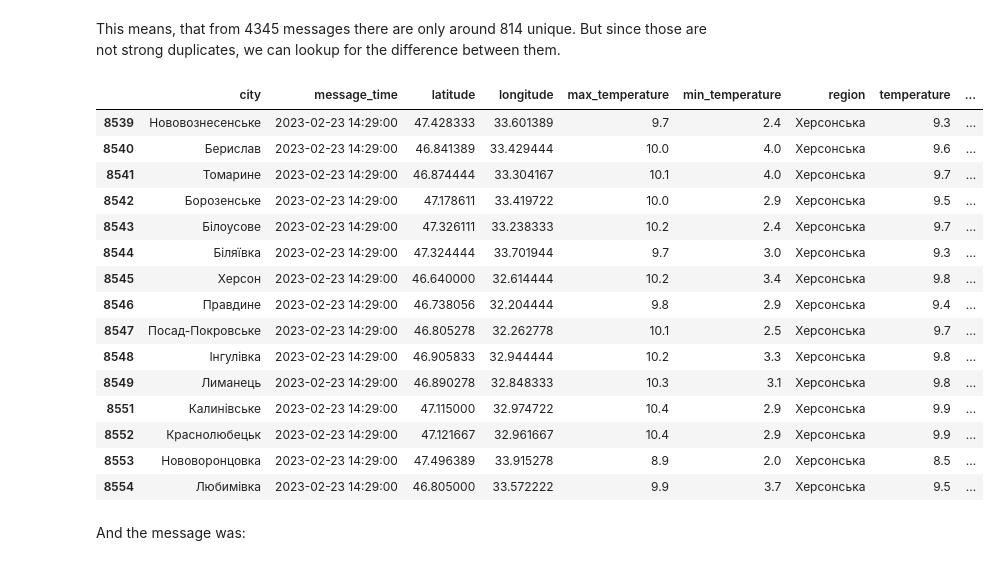
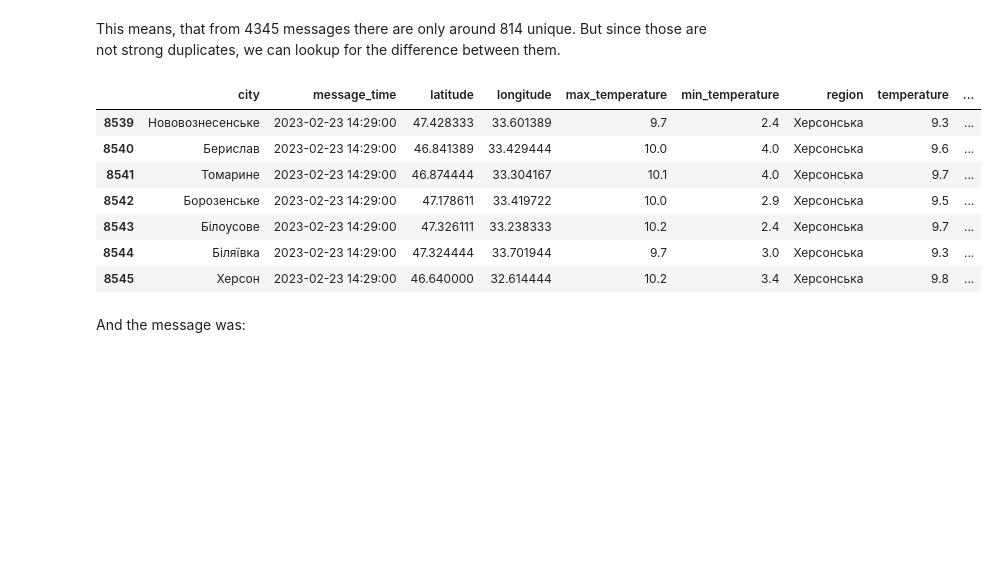
Before and after one commit to draklowell/eda-lab, a Jupyter notebook: notebook.ipynb, the cells around one changed output. Cells and saved outputs as stored; diff of their text form; code cells hidden in the pictures; blank space fills up the shorter version.

```diff
--- a/notebook.ipynb
+++ b/notebook.ipynb
@@ -197,27 +197,19 @@ This means, that from 4345 messages there are only around 814 unique. But since
 # %%
 # Take the group of the maximum size
 group = max(
     dataset.groupby(["message_text", "message_time"]).groups.values(),
     key=lambda item: len(item),
 )
-dataset.loc[group]
+dataset.loc[group[:7]]
 # %% [output]
 |  | city | message_time | latitude | longitude | max_temperature | min_temperature | region | temperature | ... |
 | 8539 | Нововознесенське | 2023-02-23 14:29:00 | 47.428333 | 33.601389 | 9.7 | 2.4 | Херсонська | 9.3 | ... |
 | 8540 | Берислав | 2023-02-23 14:29:00 | 46.841389 | 33.429444 | 10.0 | 4.0 | Херсонська | 9.6 | ... |
 | 8541 | Томарине | 2023-02-23 14:29:00 | 46.874444 | 33.304167 | 10.1 | 4.0 | Херсонська | 9.7 | ... |
 | 8542 | Борозенське | 2023-02-23 14:29:00 | 47.178611 | 33.419722 | 10.0 | 2.9 | Херсонська | 9.5 | ... |
 | 8543 | Білоусове | 2023-02-23 14:29:00 | 47.326111 | 33.238333 | 10.2 | 2.4 | Херсонська | 9.7 | ... |
 | 8544 | Біляївка | 2023-02-23 14:29:00 | 47.324444 | 33.701944 | 9.7 | 3.0 | Херсонська | 9.3 | ... |
 | 8545 | Херсон | 2023-02-23 14:29:00 | 46.640000 | 32.614444 | 10.2 | 3.4 | Херсонська | 9.8 | ... |
-| 8546 | Правдине | 2023-02-23 14:29:00 | 46.738056 | 32.204444 | 9.8 | 2.9 | Херсонська | 9.4 | ... |
-| 8547 | Посад-Покровське | 2023-02-23 14:29:00 | 46.805278 | 32.262778 | 10.1 | 2.5 | Херсонська | 9.7 | ... |
-| 8548 | Інгулівка | 2023-02-23 14:29:00 | 46.905833 | 32.944444 | 10.2 | 3.3 | Херсонська | 9.8 | ... |
-| 8549 | Лиманець | 2023-02-23 14:29:00 | 46.890278 | 32.848333 | 10.3 | 3.1 | Херсонська | 9.8 | ... |
-| 8551 | Калинівське | 2023-02-23 14:29:00 | 47.115000 | 32.974722 | 10.4 | 2.9 | Херсонська | 9.9 | ... |
-| 8552 | Краснолюбецьк | 2023-02-23 14:29:00 | 47.121667 | 32.961667 | 10.4 | 2.9 | Херсонська | 9.9 | ... |
-| 8553 | Нововоронцовка | 2023-02-23 14:29:00 | 47.496389 | 33.915278 | 8.9 | 2.0 | Херсонська | 8.5 | ... |
-| 8554 | Любимівка | 2023-02-23 14:29:00 | 46.805000 | 33.572222 | 9.9 | 3.7 | Херсонська | 9.5 | ... |
 # %% [markdown]
 And the message was:
 # %%
```
Also changed, not shown: parts of 3 cells of this notebook.
